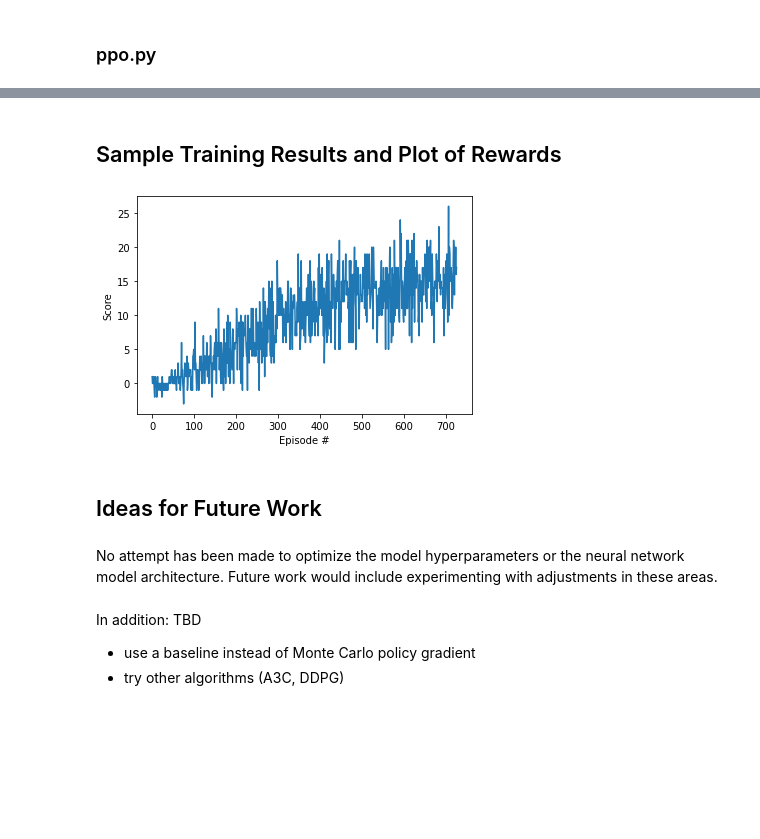
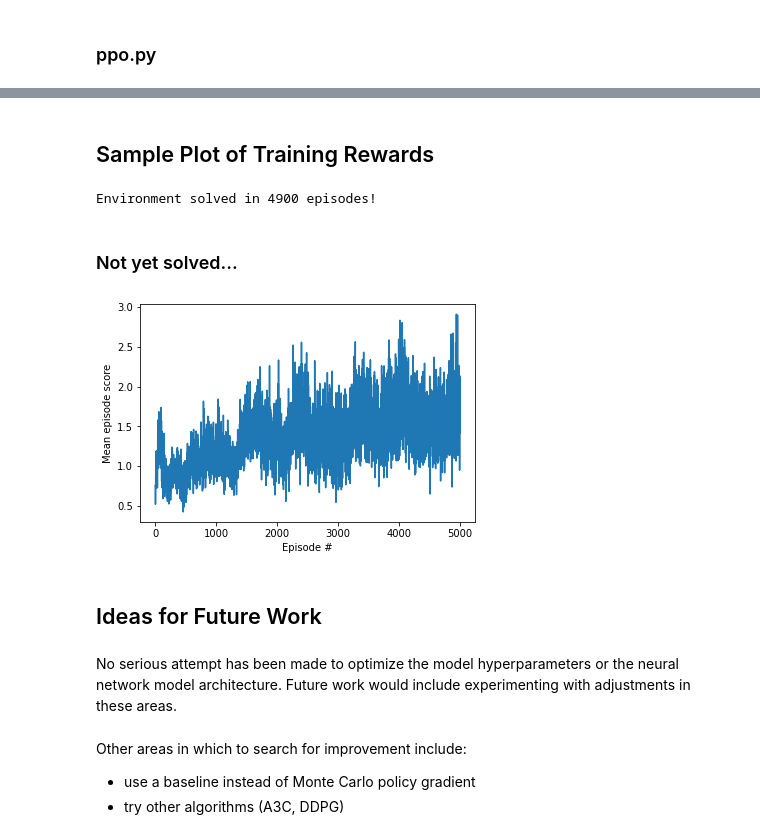
Before and after one commit to aime01efh/deep-reinforcement-learning, a Jupyter notebook: p2_continuous-control/Report.ipynb, the cells around one changed output, grey strips where cells are left out. Drawn from its saved outputs; the diff is of its cells as text; code cells hidden in the pictures; blank space fills up the shorter version.

```diff
--- a/p2_continuous-control/Report.ipynb
+++ b/p2_continuous-control/Report.ipynb
@@ -43,2 +65,2 @@ This module includes the ...
 # %% [markdown]
-## Sample Training Results and Plot of Rewards
+## Sample Plot of Training Rewards
@@ -45,18 +70,27 @@ This module includes the ...
+# %%
+from ppo import GOAL_WINDOW_LEN
+with open('episode_rewards.txt') as fp:
+    mean_rewards = [float(x) for x in fp.read().splitlines()]
+print('Environment solved in {:d} episodes!'.format(len(mean_rewards) - GOAL_WINDOW_LEN))
+# %% [output]
+Environment solved in 4900 episodes!
+# %% [markdown]
+### Not yet solved...
 # %%
 # plot the scores
 fig = plt.figure()
 ax = fig.add_subplot(111)
-plt.plot(np.arange(len(scores)), scores)
-plt.ylabel('Score')
+plt.plot(np.arange(len(mean_rewards)), mean_rewards)
+plt.ylabel('Mean episode score')
 plt.xlabel('Episode #')
 plt.show()
 # %% [output]
-[figure, old version]
+[figure, new version]
 # %% [markdown]
 ## Ideas for Future Work
 # %% [markdown]
-No attempt has been made to optimize the model hyperparameters or the neural network model architecture. Future work would include experimenting with adjustments in these areas.
+No serious attempt has been made to optimize the model hyperparameters or the neural network model architecture. Future work would include experimenting with adjustments in these areas.
 # %% [markdown]
-In addition: TBD
+Other areas in which to search for improvement include:
 - use a baseline instead of Monte Carlo policy gradient
 - try other algorithms (A3C, DDPG)
```
Also changed, not shown: parts of 11 cells of this notebook, 4 other files.
